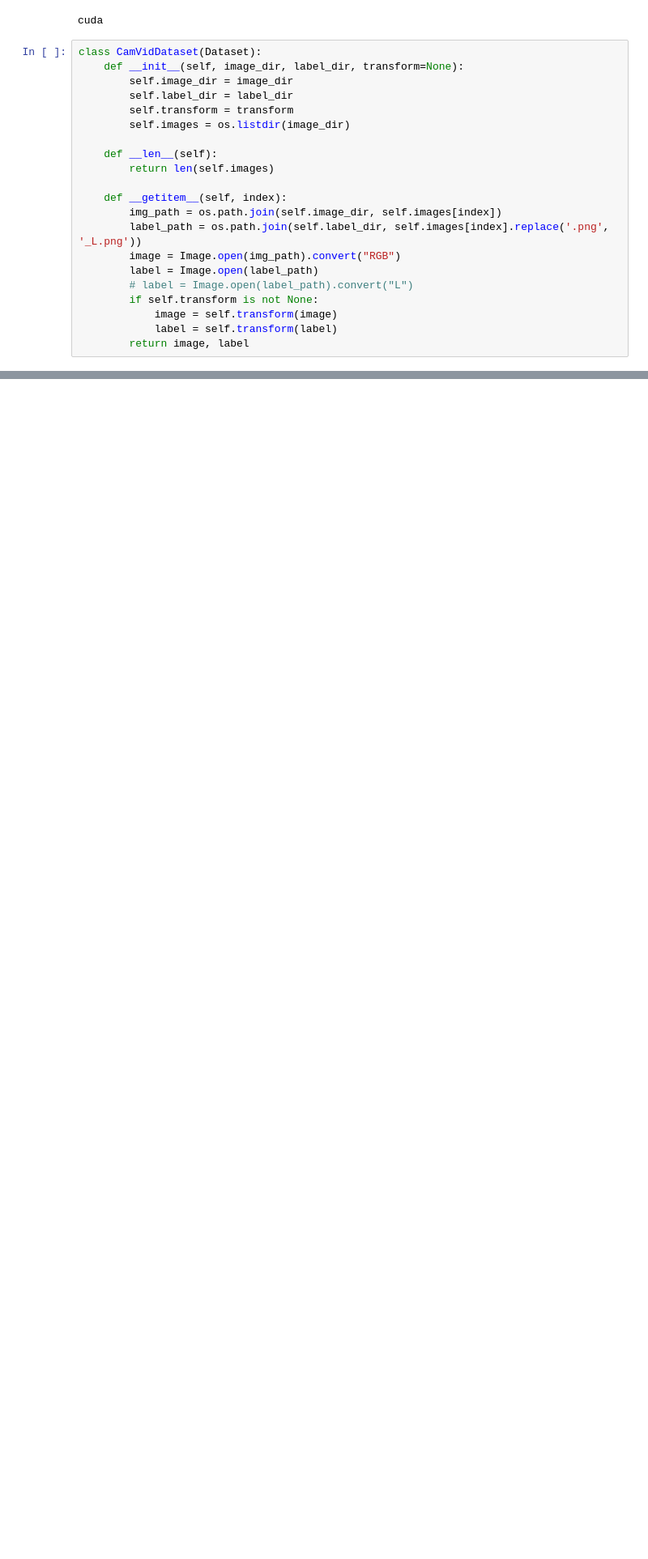
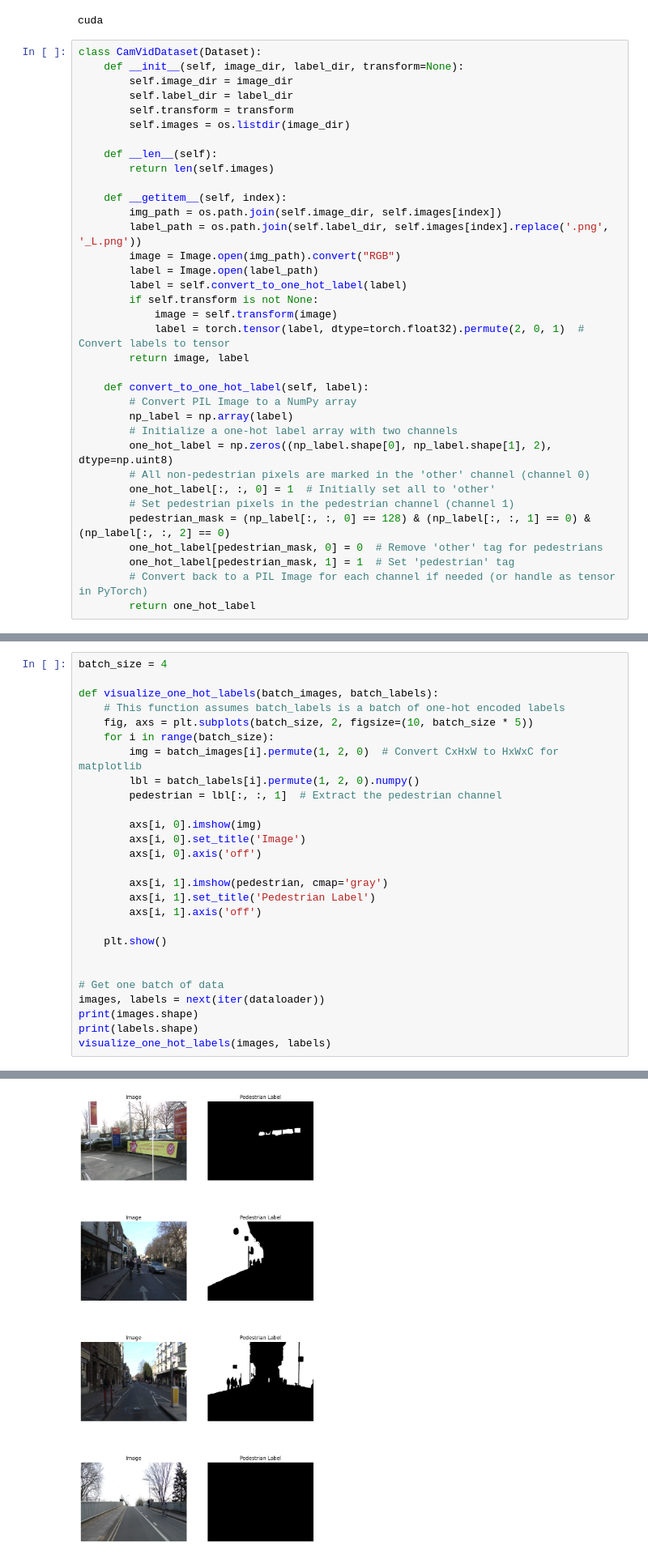
Before and after one commit to JerryWuZiJie/18786_project, a Jupyter notebook: train.ipynb, the cells around one changed output, grey strips where cells are left out. Shown at 81% size. Cells and saved outputs as stored; diff of their text form; blank space fills up the shorter version.

```diff
--- a/train.ipynb
+++ b/train.ipynb
@@ -32,11 +31,25 @@ class CamVidDataset(Dataset):
         label_path = os.path.join(self.label_dir, self.images[index].replace('.png', '_L.png'))
         image = Image.open(img_path).convert("RGB")
         label = Image.open(label_path)
-        # label = Image.open(label_path).convert("L")
+        label = self.convert_to_one_hot_label(label)
         if self.transform is not None:
             image = self.transform(image)
-            label = self.transform(label)
+            label = torch.tensor(label, dtype=torch.float32).permute(2, 0, 1)  # Convert labels to tensor
         return image, label
+
+    def convert_to_one_hot_label(self, label):
+        # Convert PIL Image to a NumPy array
+        np_label = np.array(label)
+        # Initialize a one-hot label array with two channels
+        one_hot_label = np.zeros((np_label.shape[0], np_label.shape[1], 2), dtype=np.uint8)
+        # All non-pedestrian pixels are marked in the 'other' channel (channel 0)
+        one_hot_label[:, :, 0] = 1  # Initially set all to 'other'
+        # Set pedestrian pixels in the pedestrian channel (channel 1)
+        pedestrian_mask = (np_label[:, :, 0] == 128) & (np_label[:, :, 1] == 0) & (np_label[:, :, 2] == 0)
+        one_hot_label[pedestrian_mask, 0] = 0  # Remove 'other' tag for pedestrians
+        one_hot_label[pedestrian_mask, 1] = 1  # Set 'pedestrian' tag
+        # Convert back to a PIL Image for each channel if needed (or handle as tensor in PyTorch)
+        return one_hot_label
 # %%
 # Define transforms if necessary
 transform = transforms.Compose([
@@ -49,3 +62,31 @@ label_dir = 'CamVid/train_labels'
 
 dataset = CamVidDataset(image_dir, label_dir, transform=transform)
 dataloader = DataLoader(dataset, batch_size=4, shuffle=True)
+# %%
+batch_size = 4
+
+def visualize_one_hot_labels(batch_images, batch_labels):
+    # This function assumes batch_labels is a batch of one-hot encoded labels
+    fig, axs = plt.subplots(batch_size, 2, figsize=(10, batch_size * 5))
+    for i in range(batch_size):
+        img = batch_images[i].permute(1, 2, 0)  # Convert CxHxW to HxWxC for matplotlib
+        lbl = batch_labels[i].permute(1, 2, 0).numpy()
+        pedestrian = lbl[:, :, 1]  # Extract the pedestrian channel
+
+        axs[i, 0].imshow(img)
+        axs[i, 0].set_title('Image')
+        axs[i, 0].axis('off')
+
+        axs[i, 1].imshow(pedestrian, cmap='gray')
+        axs[i, 1].set_title('Pedestrian Label')
+        axs[i, 1].axis('off')
+
+    plt.show()
+
+
+# Get one batch of data
+images, labels = next(iter(dataloader))
+print(images.shape)
+print(labels.shape)
+visualize_one_hot_labels(images, labels)
+# %% [output]
@@ -52,3 +95,4 @@ dataloader = DataLoader(dataset, batch_size=4, shuffle=True)
+[figure, added]
 # %%
 import torch
 import torch.nn as nn
```
Also changed, not shown: parts of 8 cells of this notebook.
